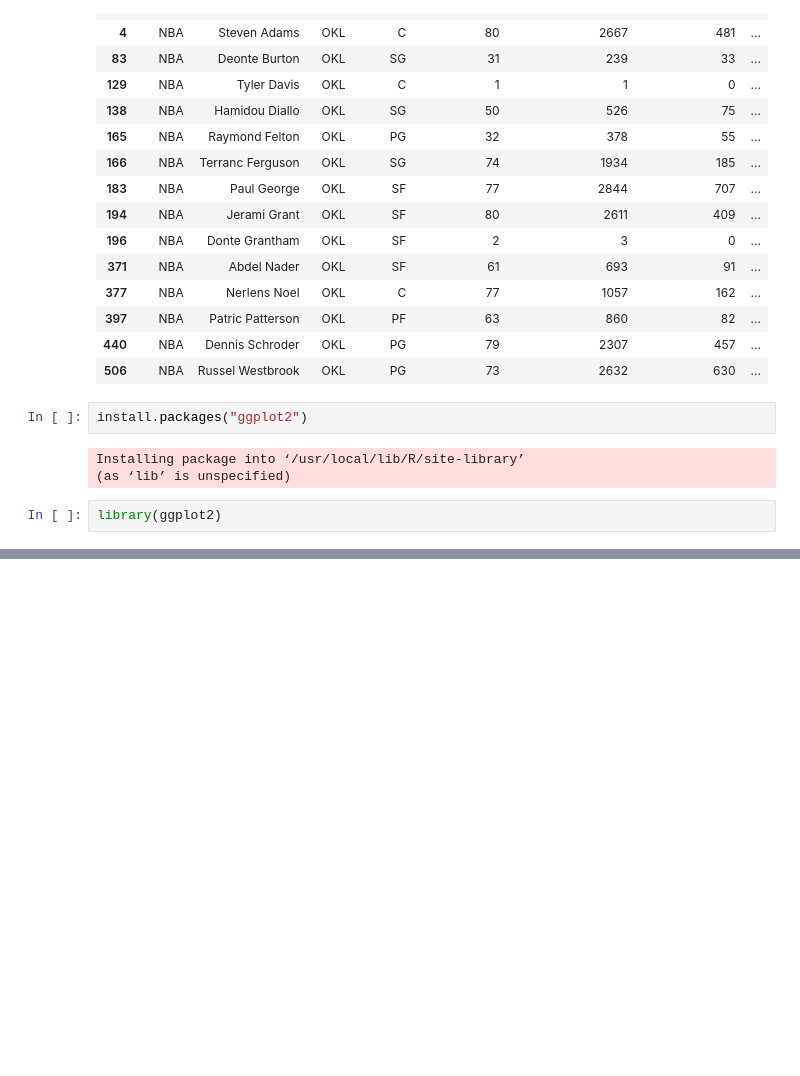
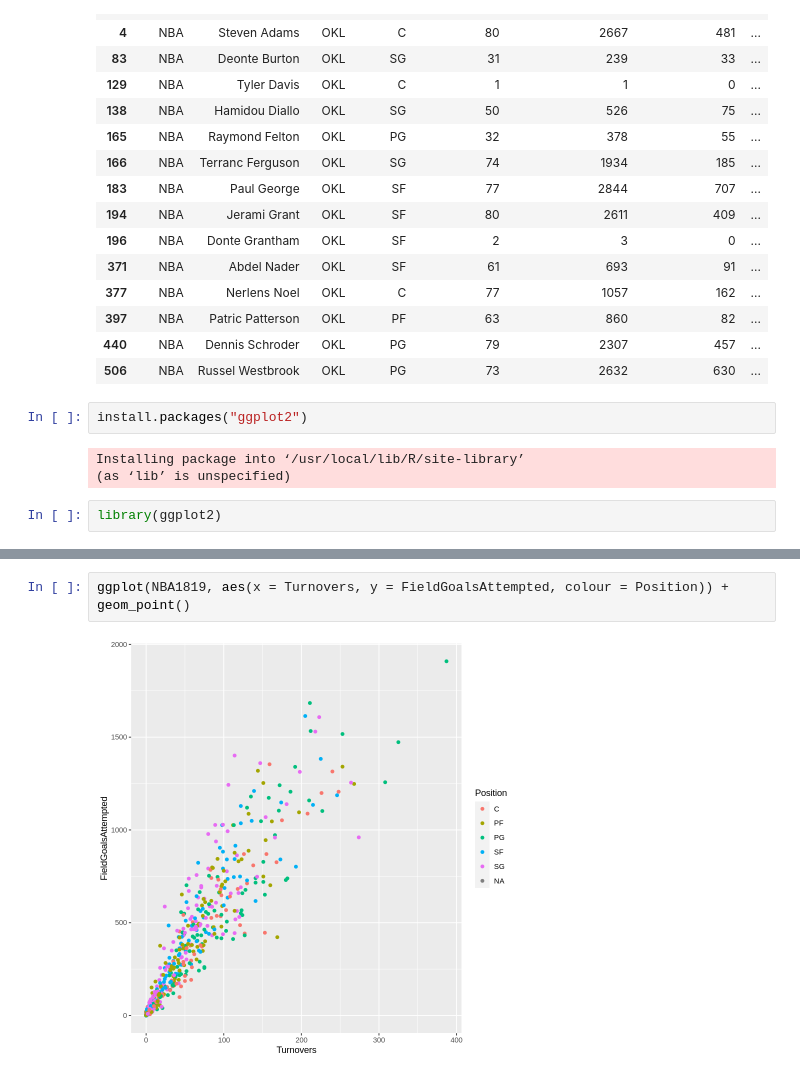
Before and after one commit to Yun-mi/bigdata, a Jupyter notebook: 0420期中考.ipynb, the cells around one changed output, grey strips where cells are left out. Drawn from its saved outputs; the diff is of its cells as text; blank space fills up the shorter version.

```diff
--- a/0420期中考.ipynb
+++ b/0420期中考.ipynb
@@ -135,0 +139,4 @@ qplot(TotalPoints, data = NBA1819, fill = Position)
+# %%
+ggplot(NBA1819, aes(x = Turnovers, y = FieldGoalsAttempted, colour = Position)) + geom_point()
+# %% [output]
+[figure, added]
```
Also changed, not shown: parts of 5 cells of this notebook.
